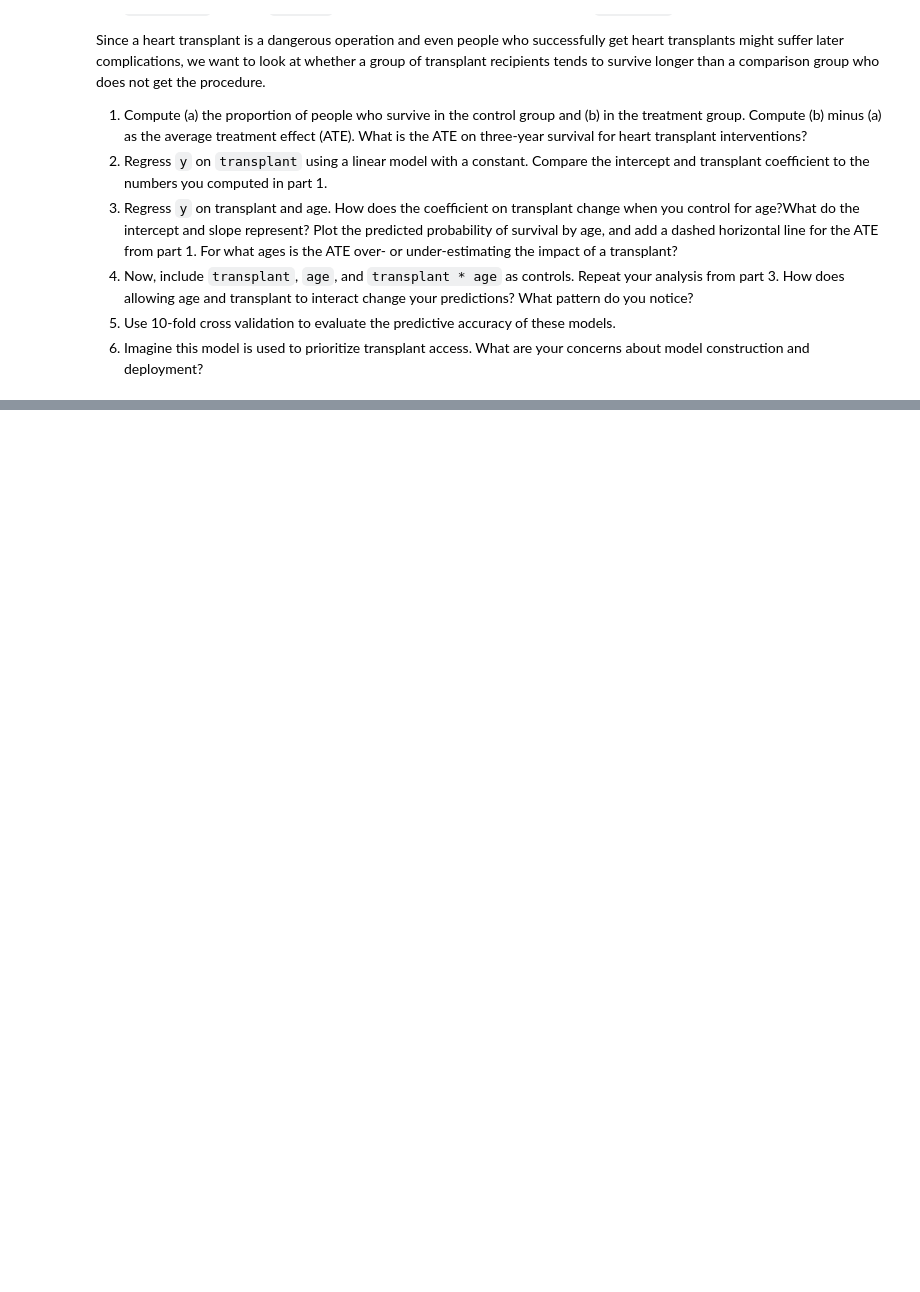
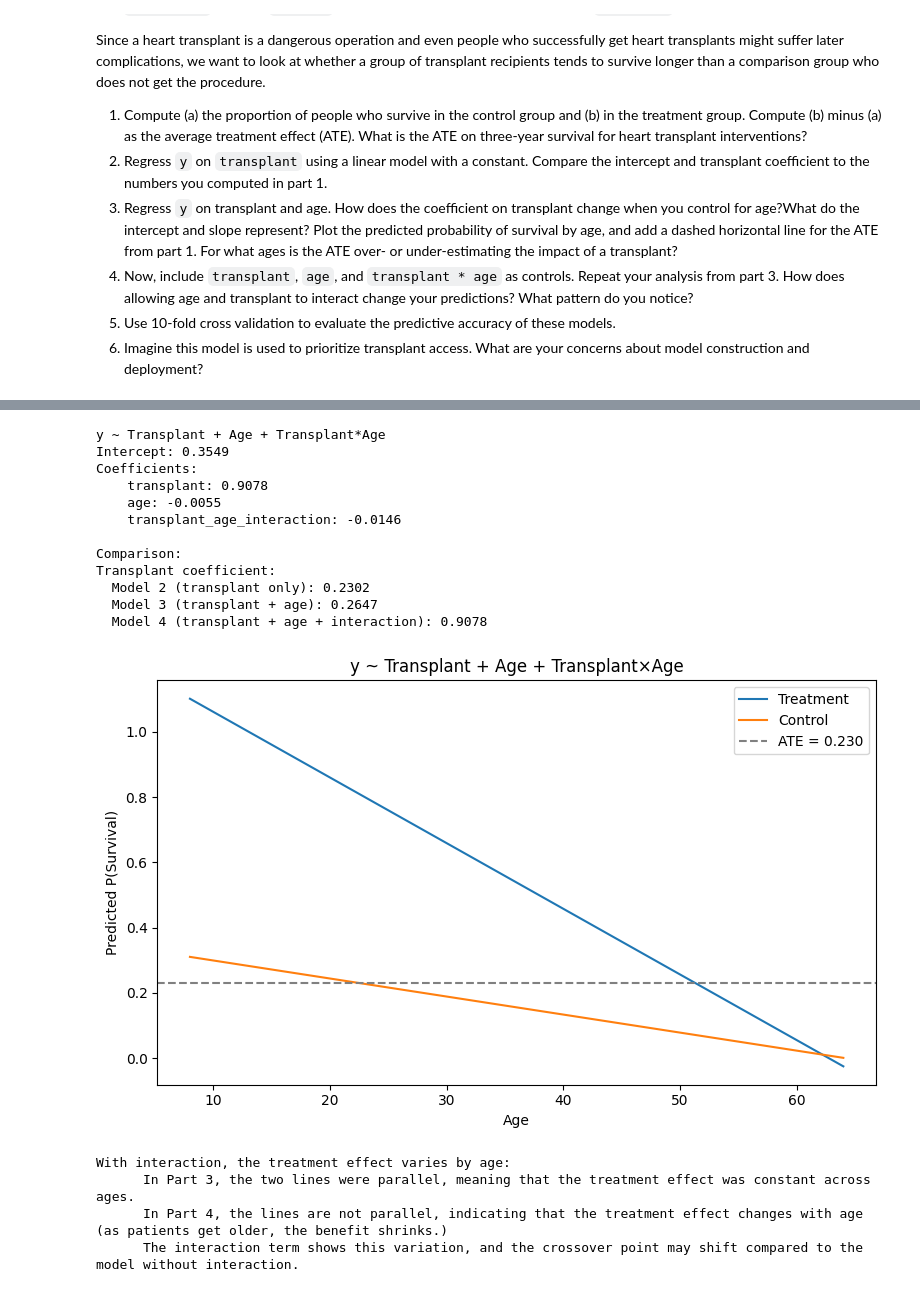
Before and after one commit to yxqin06/undergrad_ml_assignments, a Jupyter notebook: 03_assignment_linear_models.ipynb, the cells around one changed output, grey strips where cells are left out. Drawn from its saved outputs; the diff is of its cells as text; code cells hidden in the pictures; blank space fills up the shorter version.

```diff
--- a/03_assignment_linear_models.ipynb
+++ b/03_assignment_linear_models.ipynb
@@ -541,0 +645,63 @@ Since a heart transplant is a dangerous operation and even people who successful
+# %%
+# 4.
+df['transplant_age_interaction'] = df['transplant_encoded'] * df['age']
+X_interaction = df[['treated', 'age', 'transplant_age_interaction']].values
+model_interaction = LinearRegression().fit(X_interaction, y)
+
+print("y ~ Transplant + Age + Transplant*Age")
+print(f"Intercept: {model_interaction.intercept_:.4f}")
+print("Coefficients:")
+for col, coef in zip(['transplant', 'age', 'transplant_age_interaction'], model_interaction.coef_):
+    print(f"    {col}: {coef:.4f}")
+
+print("\nComparison:")
+print(f"Transplant coefficient:")
+print(f"  Model 2 (transplant only): {model.coef_[0]:.4f}")
+print(f"  Model 3 (transplant + age): {model_combined.coef_[0]:.4f}")
+print(f"  Model 4 (transplant + age + interaction): {model_interaction.coef_[0]:.4f}")
+
+# Plot
+age_grid = np.linspace(df['age'].min(), df['age'].max(), 200)
+
+b0   = model_interaction.intercept_
+b_t  = model_interaction.coef_[0]   # transplant
+b_a  = model_interaction.coef_[1]   # age
+b_ta = model_interaction.coef_[2]   # transplant x age
+
+pred_treatment = b0 + b_t * 1 + b_a * age_grid + b_ta * 1 * age_grid
+pred_control   = b0 + b_t * 0 + b_a * age_grid + b_ta * 0 * age_grid
+
+plt.figure(figsize=(8, 5))
+plt.plot(age_grid, pred_treatment, label='Treatment')
+plt.plot(age_grid, pred_control,   label='Control')
+plt.axhline(ATE, linestyle='--', color='gray', label=f'ATE = {ATE:.3f}')
+plt.xlabel('Age')
+plt.ylabel('Predicted P(Survival)')
+plt.title('y ~ Transplant + Age + Transplant×Age')
+plt.legend()
+plt.tight_layout()
+plt.show()
+
+print(f"""\nWith interaction, the treatment effect varies by age:
+      In Part 3, the two lines were parallel, meaning that the treatment effect was constant across ages.
+      In Part 4, the lines are not parallel, indicating that the treatment effect changes with age (as patients get older, the benefit shrinks.)
+      The interaction term shows this variation, and the crossover point may shift compared to the model without interaction.
+      """)
+# %% [output]
+y ~ Transplant + Age + Transplant*Age
+Intercept: 0.3549
+Coefficients:
+    transplant: 0.9078
+    age: -0.0055
+    transplant_age_interaction: -0.0146
+
+Comparison:
+Transplant coefficient:
+  Model 2 (transplant only): 0.2302
+  Model 3 (transplant + age): 0.2647
+  Model 4 (transplant + age + interaction): 0.9078
+[figure, added]
+With interaction, the treatment effect varies by age:
+      In Part 3, the two lines were parallel, meaning that the treatment effect was constant across ages.
+      In Part 4, the lines are not parallel, indicating that the treatment effect changes with age (as patients get older, the benefit shrinks.)
+      The interaction term shows this variation, and the crossover point may shift compared to the model without interaction.
```
Also changed, not shown: parts of 9 cells of this notebook.
